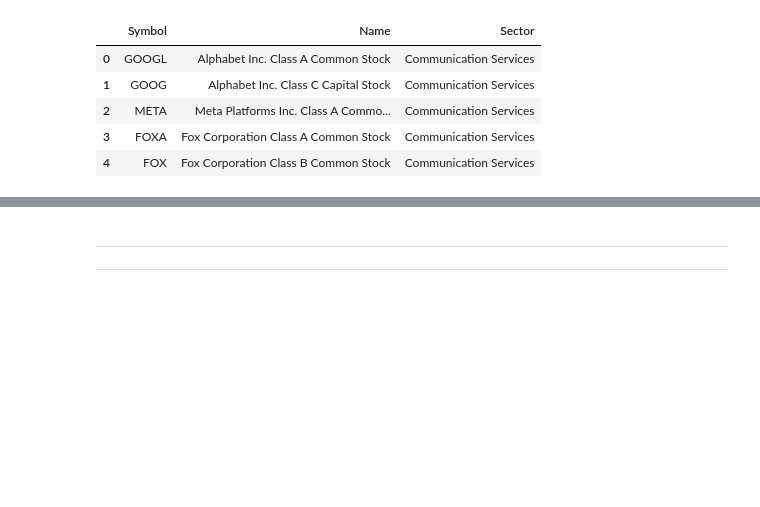
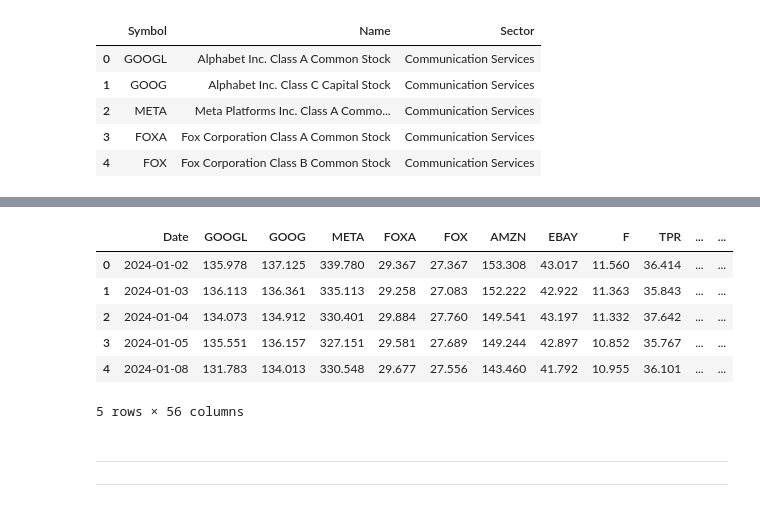
Before and after one commit to EstevesX10/SP500-Stock-Forecasting-and-Optimization, a Jupyter notebook: SP500 Stock Forecasting and Optimization/SP500 Stock Price Forecasting and Optimization.ipynb, the cells around one changed output, grey strips where cells are left out. Drawn from its saved outputs; the diff is of its cells as text; code cells hidden in the pictures; blank space fills up the shorter version.

Commit message:
Updated Notebook with the stocks predictions

```diff
--- a/SP500 Stock Forecasting and Optimization/SP500 Stock Price Forecasting and Optimization.ipynb
+++ b/SP500 Stock Forecasting and Optimization/SP500 Stock Price Forecasting and Optimization.ipynb
@@ -389,3 +353,15 @@ stocksClosingPrices.head()
+# %%
+# Merge all the stock predictions into a single DataFrame
+stockPredictions = getStocksPredictions(stocks=extractedStocks, pathsConfig=pathsConfig)
+stockPredictions.head()
+# %% [output]
+|  | Date | GOOGL | GOOG | META | FOXA | FOX | AMZN | EBAY | F | TPR | ... | ... |
+| 0 | 2024-01-02 | 135.978 | 137.125 | 339.780 | 29.367 | 27.367 | 153.308 | 43.017 | 11.560 | 36.414 | ... | ... |
+| 1 | 2024-01-03 | 136.113 | 136.361 | 335.113 | 29.258 | 27.083 | 152.222 | 42.922 | 11.363 | 35.843 | ... | ... |
+| 2 | 2024-01-04 | 134.073 | 134.912 | 330.401 | 29.884 | 27.760 | 149.541 | 43.197 | 11.332 | 37.642 | ... | ... |
+| 3 | 2024-01-05 | 135.551 | 136.157 | 327.151 | 29.581 | 27.689 | 149.244 | 42.897 | 10.852 | 35.767 | ... | ... |
+| 4 | 2024-01-08 | 131.783 | 134.013 | 330.548 | 29.677 | 27.556 | 143.460 | 41.792 | 10.955 | 36.101 | ... | ... |
+5 rows × 56 columns
 # %% [markdown]
 ---
 ---
```
Also changed, not shown: parts of 6 cells of this notebook.
